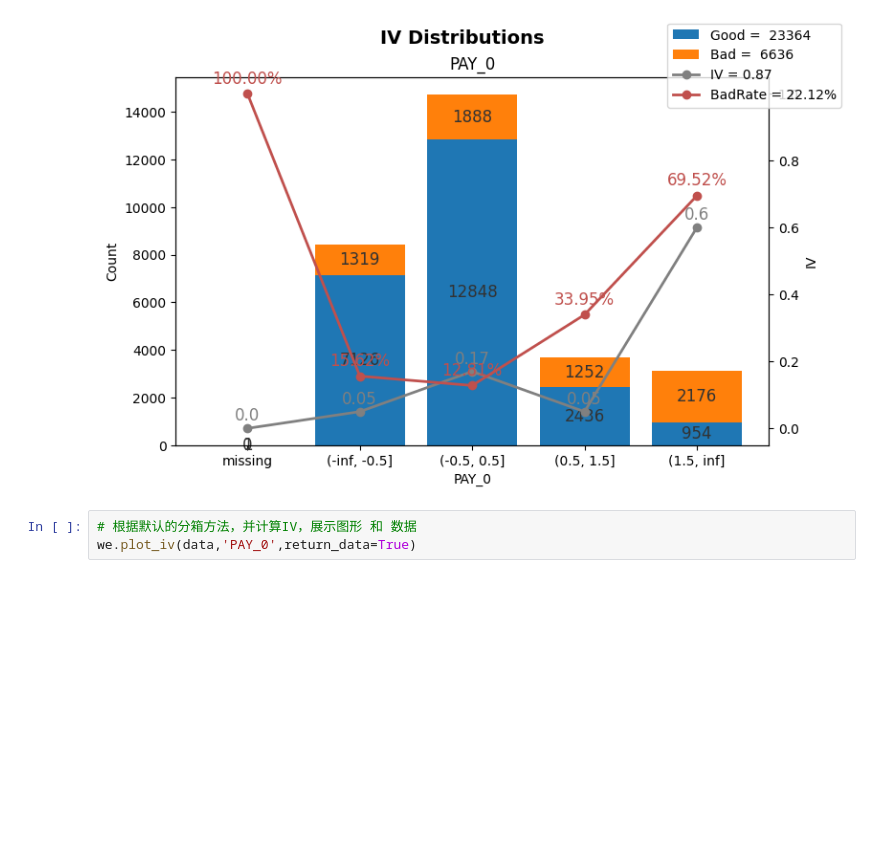
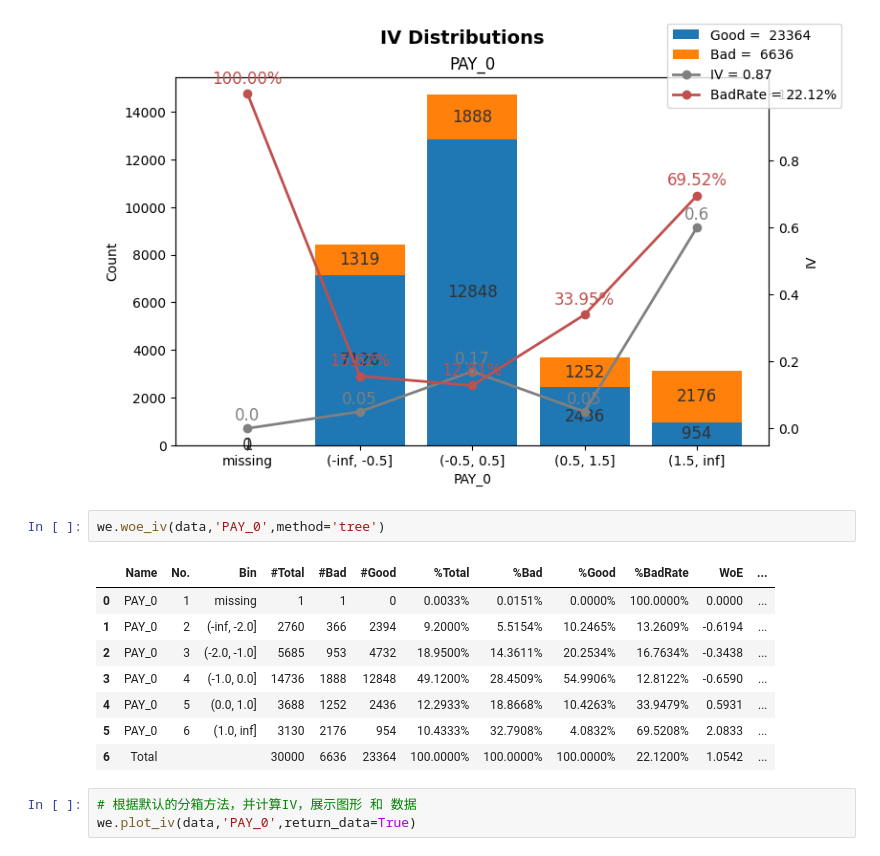
Before and after one commit to stat-fit/westat, a Jupyter notebook: HereWeGo.ipynb, the cells around one changed output. Saved outputs shown, nothing was run; the diff lists cells and outputs as text; blank space fills up the shorter version.

```diff
--- a/HereWeGo.ipynb
+++ b/HereWeGo.ipynb
@@ -445,6 +458,17 @@ we.plot_woe(data,'AGE',color=['green','gray','orange','red','black'],linewidth=2
 we.plot_iv(data,'PAY_0')
 # %% [output]
 [figure]
+# %%
+we.woe_iv(data,'PAY_0',method='tree')
+# %% [output]
+|  | Name | No. | Bin | #Total | #Bad | #Good | %Total | %Bad | %Good | %BadRate | WoE | ... |
+| 0 | PAY_0 | 1 | missing | 1 | 1 | 0 | 0.0033% | 0.0151% | 0.0000% | 100.0000% | 0.0000 | ... |
+| 1 | PAY_0 | 2 | (-inf, -2.0] | 2760 | 366 | 2394 | 9.2000% | 5.5154% | 10.2465% | 13.2609% | -0.6194 | ... |
+| 2 | PAY_0 | 3 | (-2.0, -1.0] | 5685 | 953 | 4732 | 18.9500% | 14.3611% | 20.2534% | 16.7634% | -0.3438 | ... |
+| 3 | PAY_0 | 4 | (-1.0, 0.0] | 14736 | 1888 | 12848 | 49.1200% | 28.4509% | 54.9906% | 12.8122% | -0.6590 | ... |
+| 4 | PAY_0 | 5 | (0.0, 1.0] | 3688 | 1252 | 2436 | 12.2933% | 18.8668% | 10.4263% | 33.9479% | 0.5931 | ... |
+| 5 | PAY_0 | 6 | (1.0, inf] | 3130 | 2176 | 954 | 10.4333% | 32.7908% | 4.0832% | 69.5208% | 2.0833 | ... |
+| 6 | Total |  |  | 30000 | 6636 | 23364 | 100.0000% | 100.0000% | 100.0000% | 22.1200% | 1.0542 | ... |
 # %%
 # 根据默认的分箱方法，并计算IV，展示图形 和 数据
 we.plot_iv(data,'PAY_0',return_data=True)
```
Also changed, not shown: parts of 22 cells of this notebook, 15 other files.
